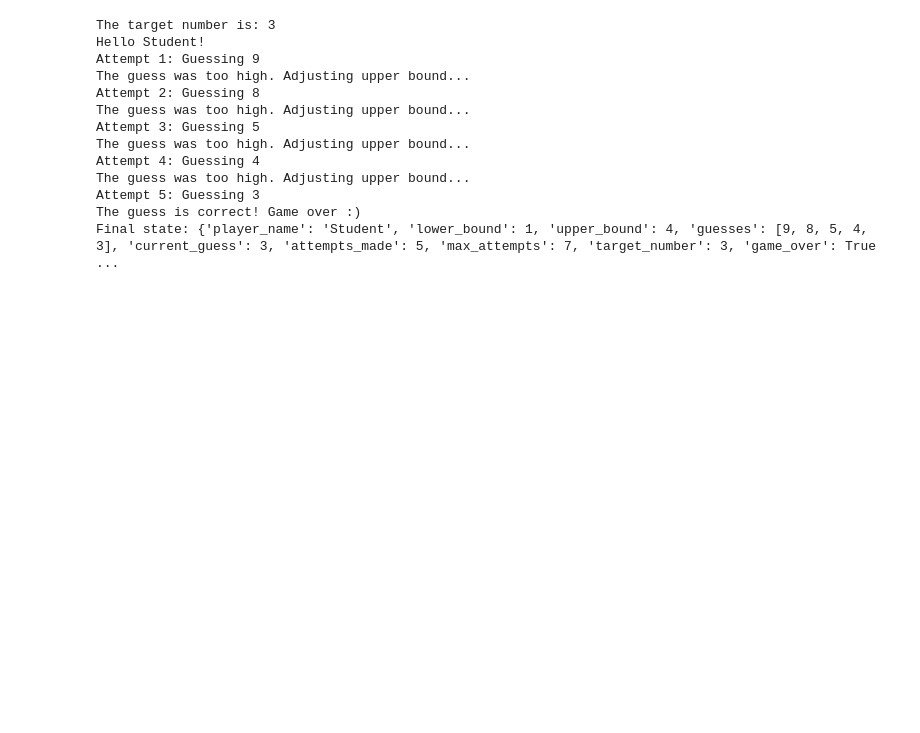
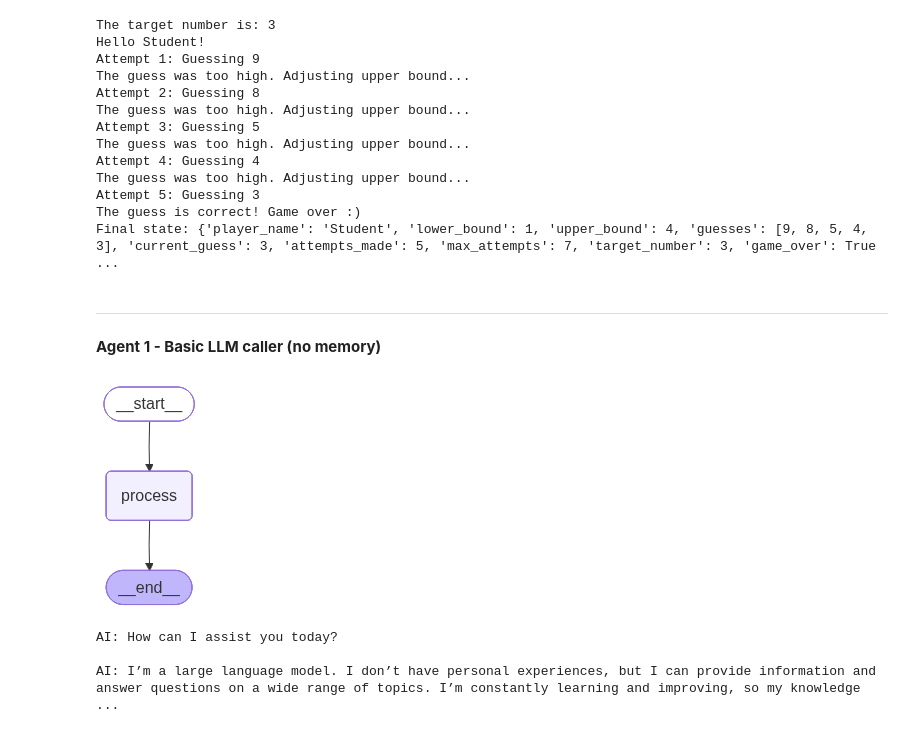
Before and after one commit to AliNisarS/langgraph_practice, a Jupyter notebook: langgraph_practice.ipynb, the cells around one changed output. Saved outputs shown, nothing was run; the diff lists cells and outputs as text; code cells hidden in the pictures; blank space fills up the shorter version.

Commit message:
Added agent 1 - basic LLM caller (no memory) that can use either ChatGPT or compatible local LLMs

```diff
--- a/langgraph_practice.ipynb
+++ b/langgraph_practice.ipynb
@@ -596,3 +596,53 @@ The guess was too high. Adjusting upper bound...
 Attempt 5: Guessing 3
 The guess is correct! Game over :)
 Final state: {'player_name': 'Student', 'lower_bound': 1, 'upper_bound': 4, 'guesses': [9, 8, 5, 4, 3], 'current_guess': 3, 'attempts_made': 5, 'max_attempts': 7, 'target_number': 3, 'game_over': True ...
+# %% [markdown]
+---
+**Agent 1 - Basic LLM caller (no memory)**
+# %%
+from typing import TypedDict, List
+from langgraph.graph import StateGraph, START, END
+from langchain_core.messages import HumanMessage
+from langchain_openai import ChatOpenAI
+from dotenv import load_dotenv
+
+load_dotenv()
+
+class AgentState(TypedDict):
+    messages: List[HumanMessage]
+
+# to use ChatGPT from OpenAI servers
+#llm = ChatOpenAI(model="gpt-5-nano")
+
+# to use local LLMs from OpenAI API-compatible local servers (like llama.cpp (llama-server) and others)
+llm = ChatOpenAI(
+    model="local-model",
+    base_url="http://localhost:8080/v1",
+    api_key="none"
+)
+
+def process(state: AgentState) -> AgentState:
+    response = llm.invoke(state["messages"])
+    print(f"\nAI: {response.content}")
+    return state
+
+
+graph = StateGraph(AgentState)
+graph.add_node("process", process)
+graph.add_edge(START, "process")
+graph.add_edge("process", END)
+
+agent = graph.compile()
+
+from IPython.display import Image, display
+display(Image(agent.get_graph().draw_mermaid_png()))
+
+user_input = input("Enter user input: ")
+while user_input != "exit":
+    agent.invoke({"messages": [HumanMessage(content=user_input)]})
+    user_input = input("Enter user input: ")
+# %% [output]
+[figure, added]
+AI: How can I assist you today?
+
+AI: I’m a large language model. I don’t have personal experiences, but I can provide information and answer questions on a wide range of topics. I’m constantly learning and improving, so my knowledge  ...
```
Also changed, not shown: 2 other files.
